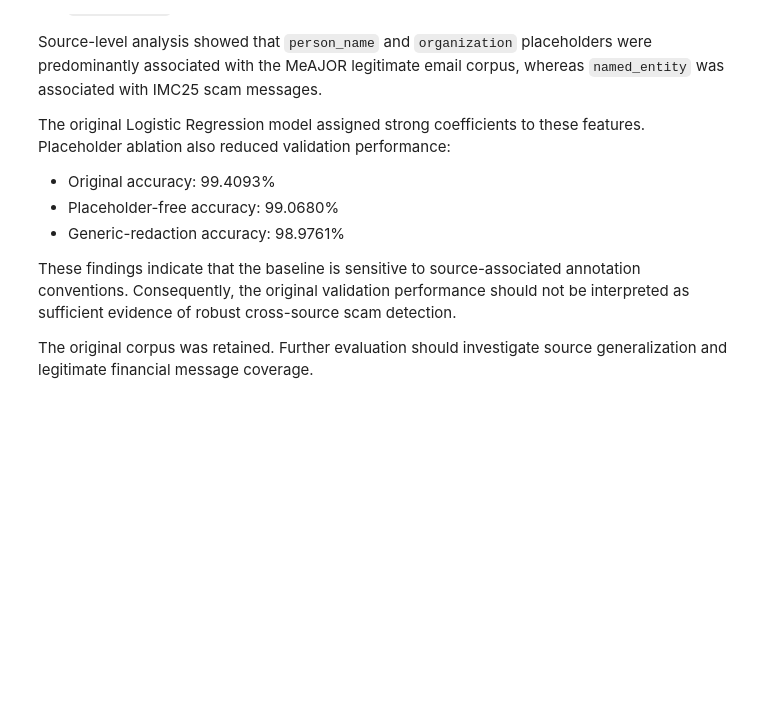
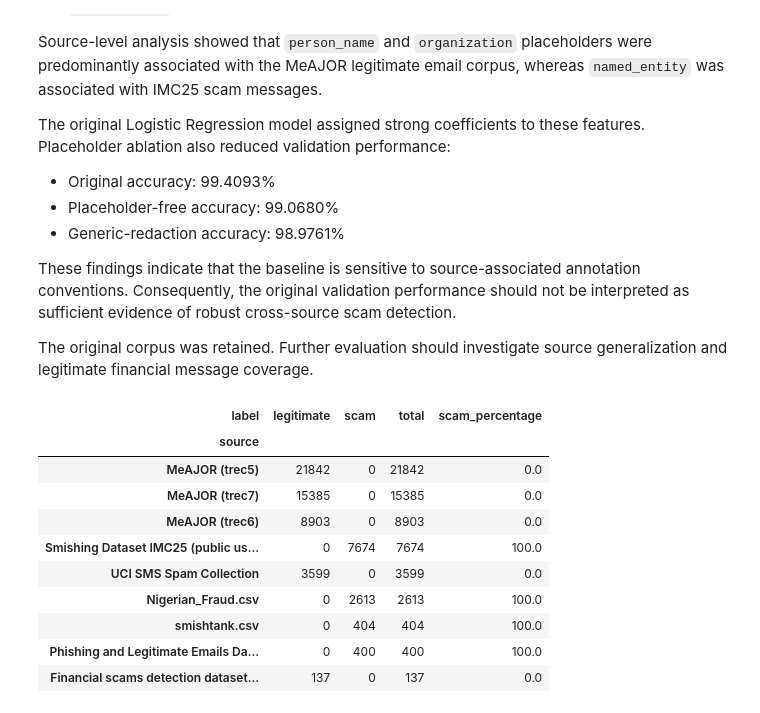
Before and after one commit to Supan-Roy/financial-scam-analysis, a Jupyter notebook: notebooks/03_baseline_machine_learning.ipynb, the cells around one changed output. Drawn from its saved outputs; the diff is of its cells as text; code cells hidden in the pictures; blank space fills up the shorter version.

```diff
--- a/notebooks/03_baseline_machine_learning.ipynb
+++ b/notebooks/03_baseline_machine_learning.ipynb
@@ -1213,3 +1213,37 @@ as sufficient evidence of robust cross-source scam detection.
 The original corpus was retained. Further evaluation should
 investigate source generalization and legitimate financial
 message coverage.
+# %%
+# 30. Inspect source-level class distribution
+
+source_class_summary = (
+    train_df
+    .groupby(["source", "label"])
+    .size()
+    .unstack(fill_value=0)
+    .rename(columns={0: "legitimate", 1: "scam"})
+)
+
+source_class_summary["total"] = (
+    source_class_summary["legitimate"] +
+    source_class_summary["scam"]
+)
+
+source_class_summary["scam_percentage"] = (
+    source_class_summary["scam"] /
+    source_class_summary["total"] * 100
+).round(2)
+
+display(source_class_summary.sort_values("total", ascending=False))
+# %% [output]
+| label | legitimate | scam | total | scam_percentage |
+| source |  |  |  |  |
+| MeAJOR (trec5) | 21842 | 0 | 21842 | 0.0 |
+| MeAJOR (trec7) | 15385 | 0 | 15385 | 0.0 |
+| MeAJOR (trec6) | 8903 | 0 | 8903 | 0.0 |
+| Smishing Dataset IMC25 (public us... | 0 | 7674 | 7674 | 100.0 |
+| UCI SMS Spam Collection | 3599 | 0 | 3599 | 0.0 |
+| Nigerian_Fraud.csv | 0 | 2613 | 2613 | 100.0 |
+| smishtank.csv | 0 | 404 | 404 | 100.0 |
+| Phishing and Legitimate Emails Da... | 0 | 400 | 400 | 100.0 |
+| Financial scams detection dataset... | 137 | 0 | 137 | 0.0 |
```
Also changed, not shown: parts of 8 cells of this notebook, 2 other files.
